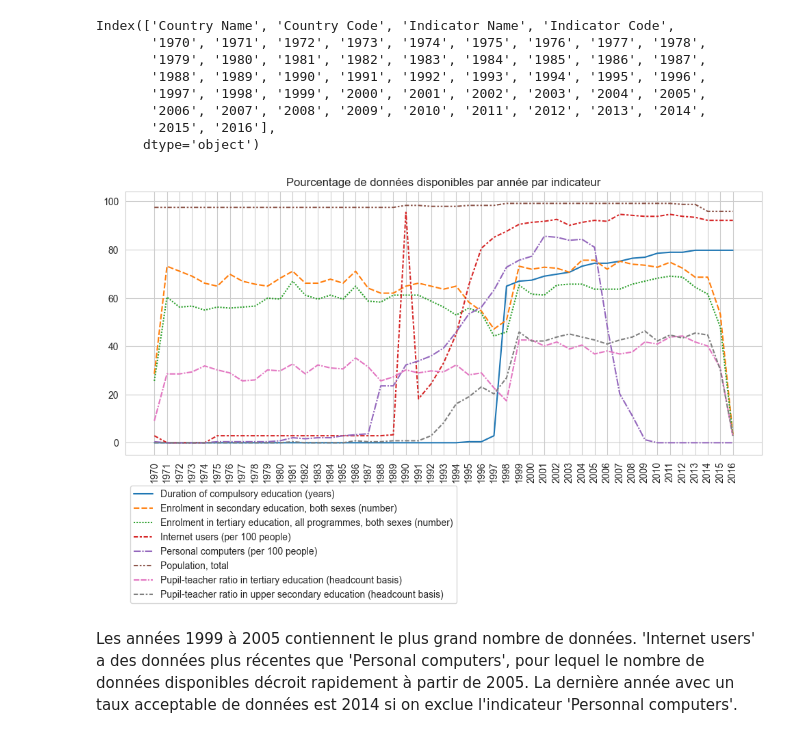
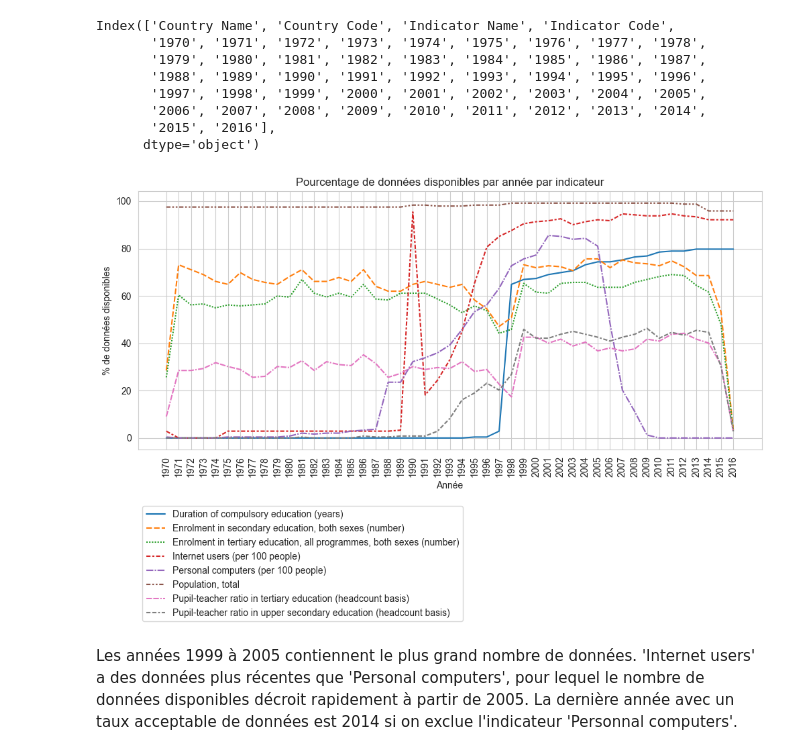
Before and after one commit to BlancaAlfaro/Projet2, a Jupyter notebook: 01-read.ipynb, the cells around one changed output. Drawn from its saved outputs; the diff is of its cells as text; code cells hidden in the pictures.

```diff
--- a/01-read.ipynb
+++ b/01-read.ipynb
@@ -409,16 +470,18 @@ Index(['Country Name', 'Country Code', 'Indicator Name', 'Indicator Code',
 # %%
 #Données disponibles :
 
 temp=indicateurs_retenus.groupby('Indicator Name').count()
 
 plt.figure(figsize=(12,5))
 sns.lineplot(temp.loc[:,'1970':'2016'].T*100/nbr_pays) #calcul des pourcentages pour les années avec des données
 plt.title('Pourcentage de données disponibles par année par indicateur')
-plt.legend(loc='upper left',bbox_to_anchor=(0,-0.1))
+plt.xlabel('Année')
+plt.ylabel("% de données disponibles")
+plt.legend(loc='upper left',bbox_to_anchor=(0,-0.2))
 plt.xticks(rotation = 90)
 plt.show()
 # %% [output]
-[figure, old version]
+[figure, new version]
 # %% [markdown]
 Les années 1999 à 2005 contiennent le plus grand nombre de données.
 'Internet users' a des données plus récentes que 'Personal computers', pour lequel le nombre de données disponibles décroit rapidement à partir de 2005.
```
Also changed, not shown: parts of 77 cells of this notebook, 2 other files.
